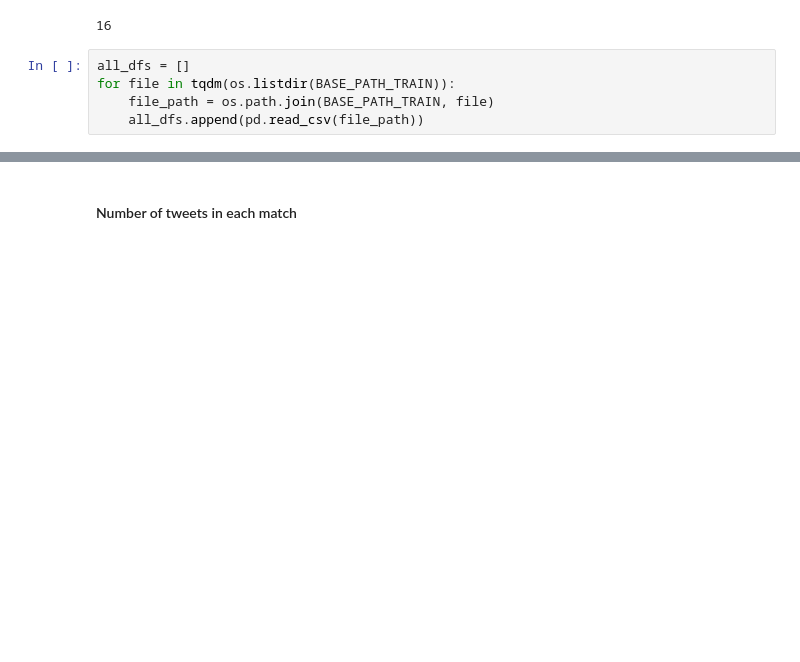
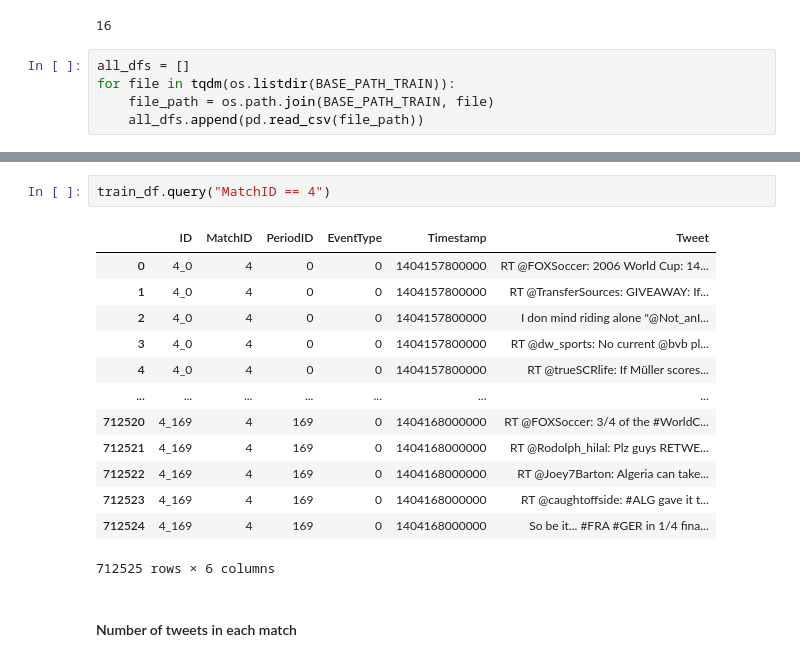
Before and after one commit to peulsilva/sub-event-detection, a Jupyter notebook: notebooks/01-eda.ipynb, the cells around one changed output, grey strips where cells are left out. Cells and saved outputs as stored; diff of their text form; blank space fills up the shorter version.

```diff
--- a/notebooks/01-eda.ipynb
+++ b/notebooks/01-eda.ipynb
@@ -61,4 +62,20 @@ train_df
 5056050 rows × 6 columns
+# %%
+train_df.query("MatchID == 4")
+# %% [output]
+|  | ID | MatchID | PeriodID | EventType | Timestamp | Tweet |
+| 0 | 4_0 | 4 | 0 | 0 | 1404157800000 | RT @FOXSoccer: 2006 World Cup: 14... |
+| 1 | 4_0 | 4 | 0 | 0 | 1404157800000 | RT @TransferSources: GIVEAWAY: If... |
+| 2 | 4_0 | 4 | 0 | 0 | 1404157800000 | I don mind riding alone "@Not_anI... |
+| 3 | 4_0 | 4 | 0 | 0 | 1404157800000 | RT @dw_sports: No current @bvb pl... |
+| 4 | 4_0 | 4 | 0 | 0 | 1404157800000 | RT @trueSCRlife: If Müller scores... |
+| ... | ... | ... | ... | ... | ... | ... |
+| 712520 | 4_169 | 4 | 169 | 0 | 1404168000000 | RT @FOXSoccer: 3/4 of the #WorldC... |
+| 712521 | 4_169 | 4 | 169 | 0 | 1404168000000 | RT @Rodolph_hilal: Plz guys RETWE... |
+| 712522 | 4_169 | 4 | 169 | 0 | 1404168000000 | RT @Joey7Barton: Algeria can take... |
+| 712523 | 4_169 | 4 | 169 | 0 | 1404168000000 | RT @caughtoffside: #ALG gave it t... |
+| 712524 | 4_169 | 4 | 169 | 0 | 1404168000000 | So be it... #FRA #GER in 1/4 fina... |
+712525 rows × 6 columns
 # %% [markdown]
 #### Number of tweets in each match
 # %%
```
Also changed, not shown: parts of 28 cells of this notebook, 17 other files.
